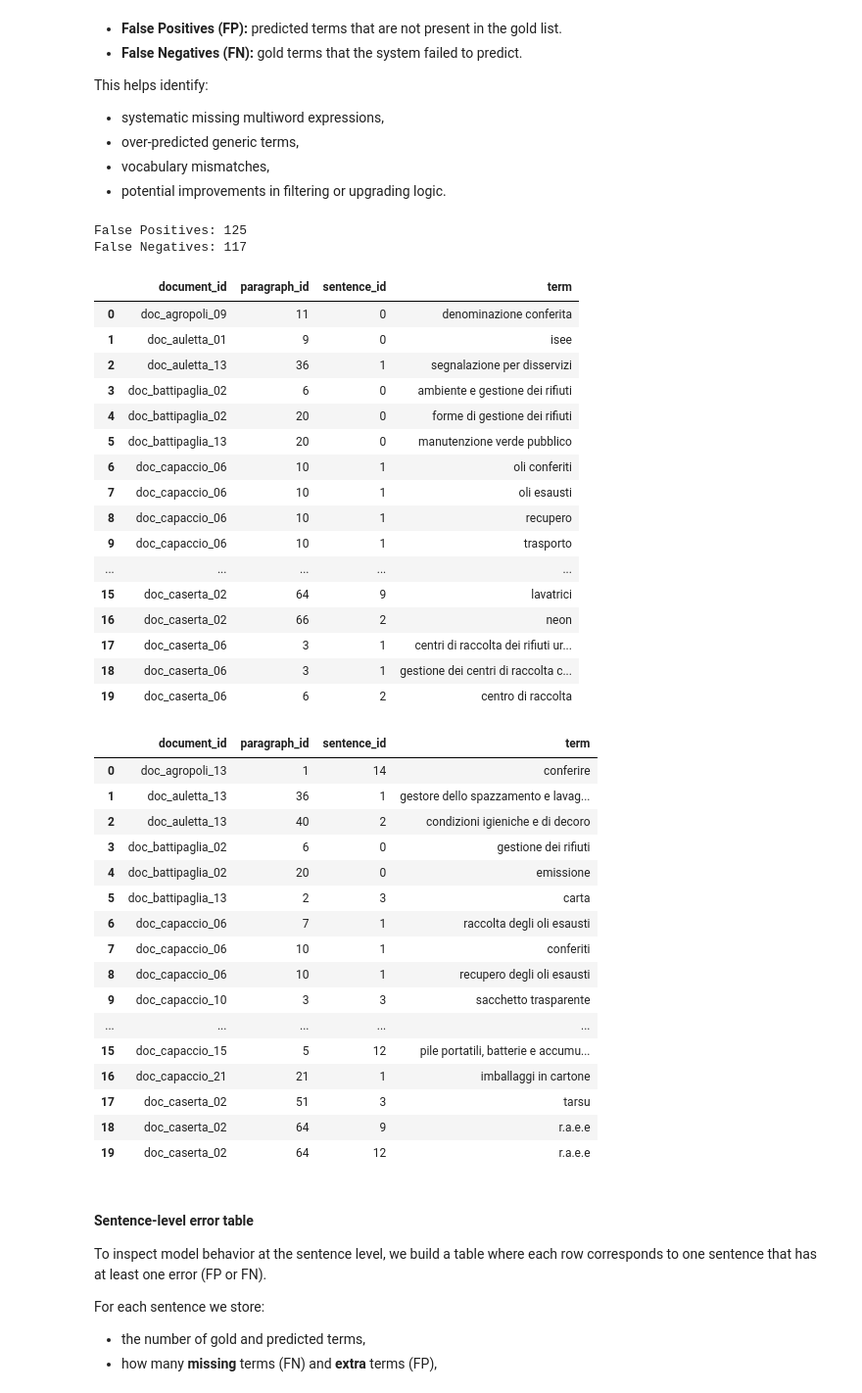
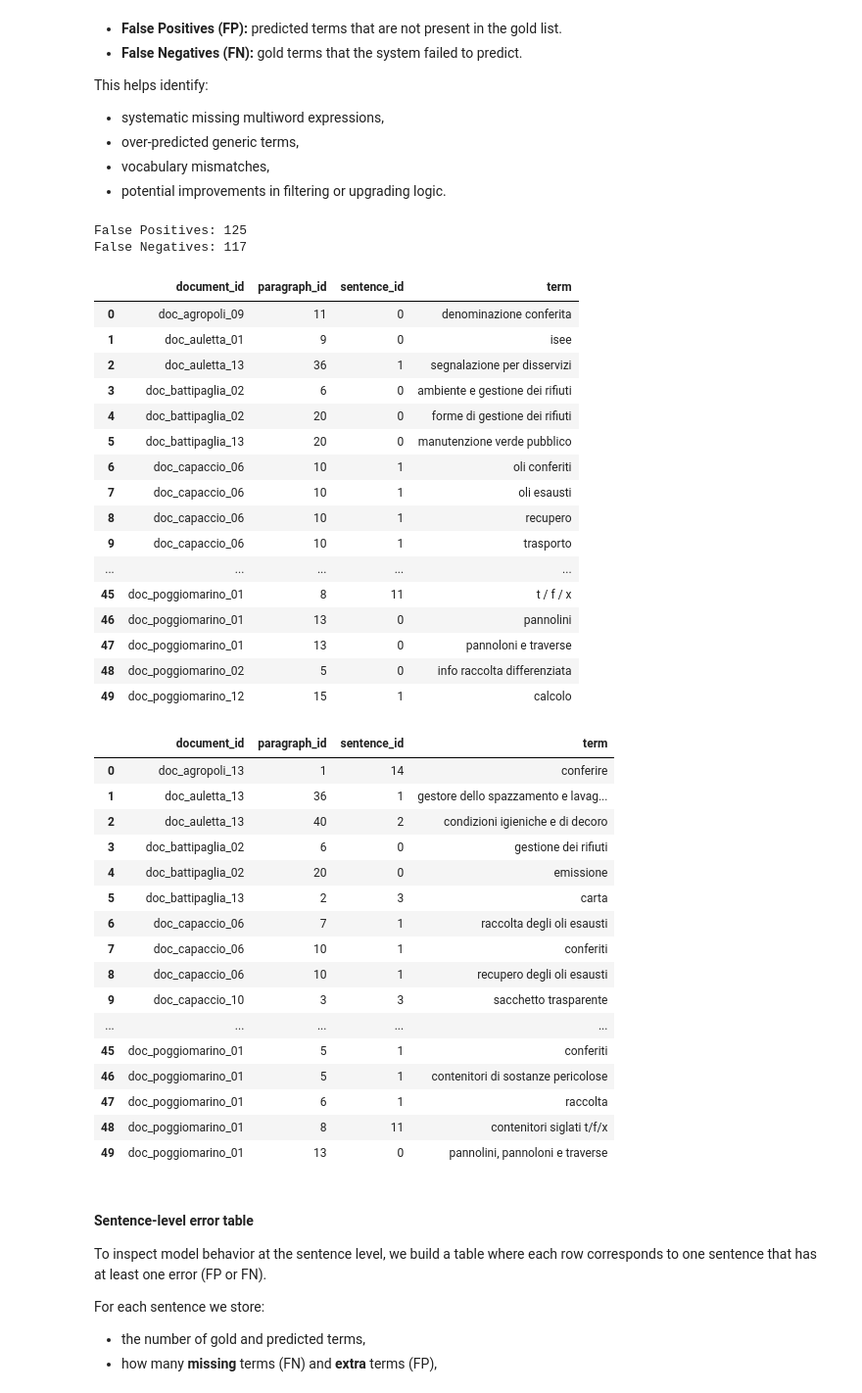
Before and after one commit to sofiamaule/ATE-IT_SofiaMaule, a Jupyter notebook: src/bert_spacy_term_extraction.ipynb, the cells around one changed output. Shown at 98% size. Cells and saved outputs as stored; diff of their text form; code cells hidden in the pictures.

```diff
--- a/src/bert_spacy_term_extraction.ipynb
+++ b/src/bert_spacy_term_extraction.ipynb
@@ -60,14 +60,14 @@ TRAIN_FILE = os.path.join(DATA_DIR, "subtask_a_train.json")
 DEV_FILE = os.path.join(DATA_DIR, "subtask_a_dev.json")
 
 BERT_DEV_PRED_FILE = os.path.join(
-    PRED_DIR, "subtask_a_dev_bert_preds_2e-5_cased_cleaned.json"
+    PRED_DIR, "subtask_a_dev_bert_preds_2e-5_changed_cleaned.json"
 )
 SPACY_DEV_PRED_FILE = os.path.join(
-    PRED_DIR, "subtask_a_dev_spacy_trained_preds.json"
+    PRED_DIR, "subtask_a_dev_spacy_baseline_preds.json"
 )
 
 ENSEMBLE_OUT_FILE = os.path.join(
-    PRED_DIR, "subtask_a_dev_ensemble_bert_2e-5_cased_spacy_dictfilter.json"
+    PRED_DIR, "subtask_a_dev_ensemble_bert_2e-5_change_spacy_baseline_dictfilter.json"
 )
 
 os.makedirs(PRED_DIR, exist_ok=True)
@@ -606,34 +606,34 @@ def get_fp_fn_from_listformat(gold_entries, pred_entries):
 # %%
 gold_entries = dev_data["data"]      # gold JSON
 pred_entries = ensemble_output["data"]  # merged predictions JSON
 
 fp_df, fn_df = get_fp_fn_from_listformat(gold_entries, pred_entries)
 
 print("False Positives:", len(fp_df))
 print("False Negatives:", len(fn_df))
 
-display(fp_df.head(20))
-display(fn_df.head(20))
+display(fp_df.head(50))
+display(fn_df.head(50))
 # %% [output]
 False Positives: 125
 False Negatives: 117
 |  | document_id | paragraph_id | sentence_id | term |
 | 0 | doc_agropoli_09 | 11 | 0 | denominazione conferita |
 | 1 | doc_auletta_01 | 9 | 0 | isee |
 | 2 | doc_auletta_13 | 36 | 1 | segnalazione per disservizi |
 | 3 | doc_battipaglia_02 | 6 | 0 | ambiente e gestione dei rifiuti |
 | 4 | doc_battipaglia_02 | 20 | 0 | forme di gestione dei rifiuti |
 | 5 | doc_battipaglia_13 | 20 | 0 | manutenzione verde pubblico |
 | 6 | doc_capaccio_06 | 10 | 1 | oli conferiti |
 | 7 | doc_capaccio_06 | 10 | 1 | oli esausti |
 | 8 | doc_capaccio_06 | 10 | 1 | recupero |
 | 9 | doc_capaccio_06 | 10 | 1 | trasporto |
 | ... | ... | ... | ... | ... |
-| 15 | doc_caserta_02 | 64 | 9 | lavatrici |
-| 16 | doc_caserta_02 | 66 | 2 | neon |
-| 17 | doc_caserta_06 | 3 | 1 | centri di raccolta dei rifiuti ur... |
-| 18 | doc_caserta_06 | 3 | 1 | gestione dei centri di raccolta c... |
-| 19 | doc_caserta_06 | 6 | 2 | centro di raccolta |
+| 45 | doc_poggiomarino_01 | 8 | 11 | t / f / x |
+| 46 | doc_poggiomarino_01 | 13 | 0 | pannolini |
+| 47 | doc_poggiomarino_01 | 13 | 0 | pannoloni e traverse |
+| 48 | doc_poggiomarino_02 | 5 | 0 | info raccolta differenziata |
+| 49 | doc_poggiomarino_12 | 15 | 1 | calcolo |
 |  | document_id | paragraph_id | sentence_id | term |
 | 0 | doc_agropoli_13 | 1 | 14 | conferire |
 | 1 | doc_auletta_13 | 36 | 1 | gestore dello spazzamento e lavag... |
@@ -646,11 +646,11 @@ False Negatives: 117
 | 8 | doc_capaccio_06 | 10 | 1 | recupero degli oli esausti |
 | 9 | doc_capaccio_10 | 3 | 3 | sacchetto trasparente |
 | ... | ... | ... | ... | ... |
-| 15 | doc_capaccio_15 | 5 | 12 | pile portatili, batterie e accumu... |
-| 16 | doc_capaccio_21 | 21 | 1 | imballaggi in cartone |
-| 17 | doc_caserta_02 | 51 | 3 | tarsu |
-| 18 | doc_caserta_02 | 64 | 9 | r.a.e.e |
-| 19 | doc_caserta_02 | 64 | 12 | r.a.e.e |
+| 45 | doc_poggiomarino_01 | 5 | 1 | conferiti |
+| 46 | doc_poggiomarino_01 | 5 | 1 | contenitori di sostanze pericolose |
+| 47 | doc_poggiomarino_01 | 6 | 1 | raccolta |
+| 48 | doc_poggiomarino_01 | 8 | 11 | contenitori siglati t/f/x |
+| 49 | doc_poggiomarino_01 | 13 | 0 | pannolini, pannoloni e traverse |
 # %% [markdown]
 #### Sentence-level error table
 
```
Also changed, not shown: parts of 1 cell of this notebook, 8 other files.
